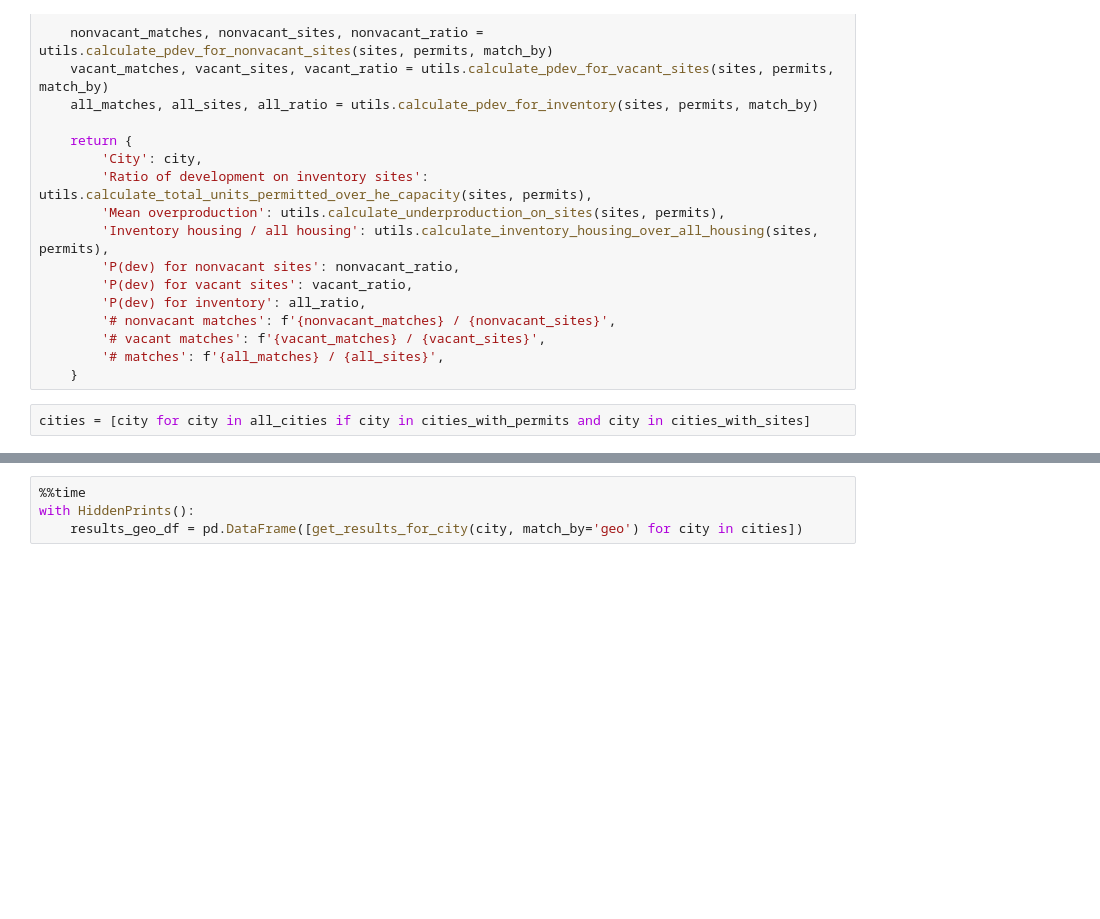
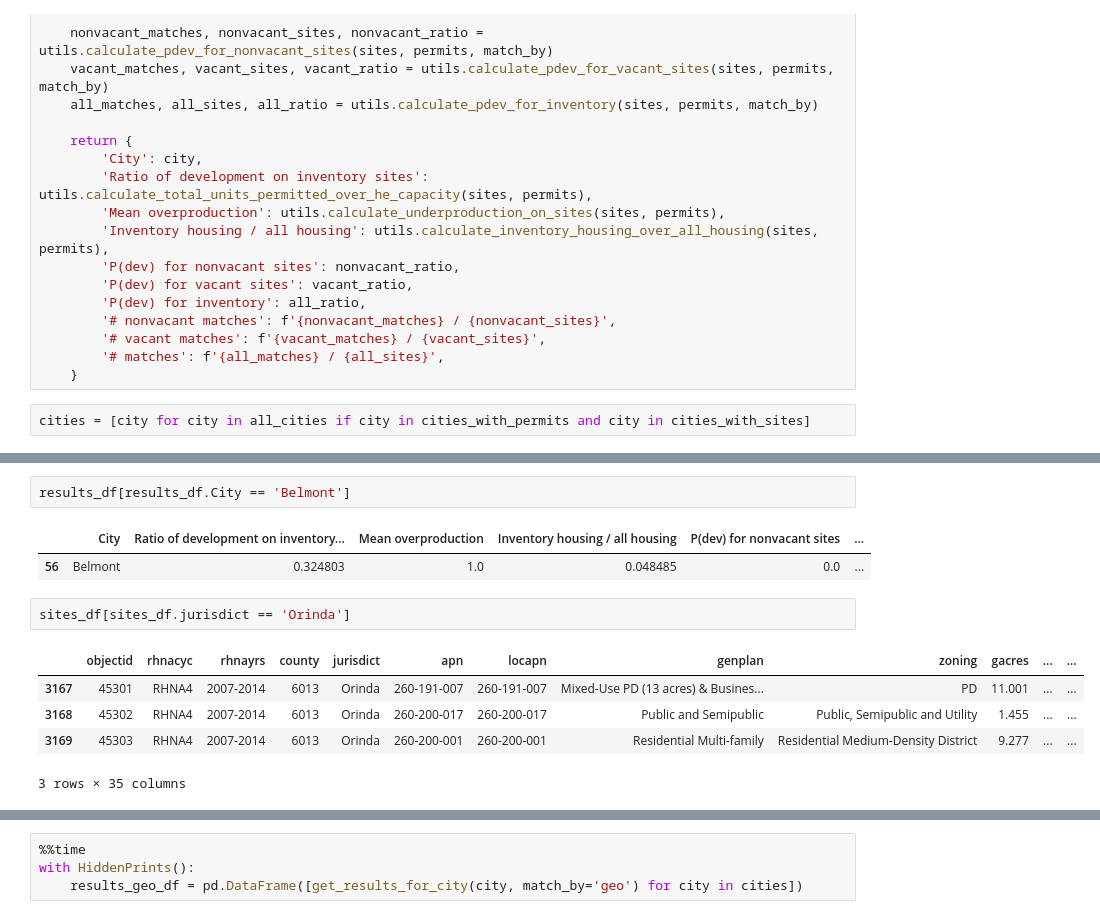
Before and after one commit to YIMBYdata/housing-elements, a Jupyter notebook: Final results.ipynb, the cells around one changed output, grey strips where cells are left out. Saved outputs shown, nothing was run; the diff lists cells and outputs as text; blank space fills up the shorter version.

```diff
--- a/Final results.ipynb
+++ b/Final results.ipynb
@@ -149,0 +187,13 @@ results_df.round(3)
+# %%
+results_df[results_df.City == 'Belmont']
+# %% [output]
+|  | City | Ratio of development on inventory... | Mean overproduction | Inventory housing / all housing | P(dev) for nonvacant sites | ... |
+| 56 | Belmont | 0.324803 | 1.0 | 0.048485 | 0.0 | ... |
+# %%
+sites_df[sites_df.jurisdict == 'Orinda']
+# %% [output]
+|  | objectid | rhnacyc | rhnayrs | county | jurisdict | apn | locapn | genplan | zoning | gacres | ... | ... |
+| 3167 | 45301 | RHNA4 | 2007-2014 | 6013 | Orinda | 260-191-007 | 260-191-007 | Mixed-Use PD (13 acres) & Busines... | PD | 11.001 | ... | ... |
+| 3168 | 45302 | RHNA4 | 2007-2014 | 6013 | Orinda | 260-200-017 | 260-200-017 | Public and Semipublic | Public, Semipublic and Utility | 1.455 | ... | ... |
+| 3169 | 45303 | RHNA4 | 2007-2014 | 6013 | Orinda | 260-200-001 | 260-200-001 | Residential Multi-family | Residential Medium-Density District | 9.277 | ... | ... |
+3 rows × 35 columns
```
Also changed, not shown: parts of 33 cells of this notebook.
